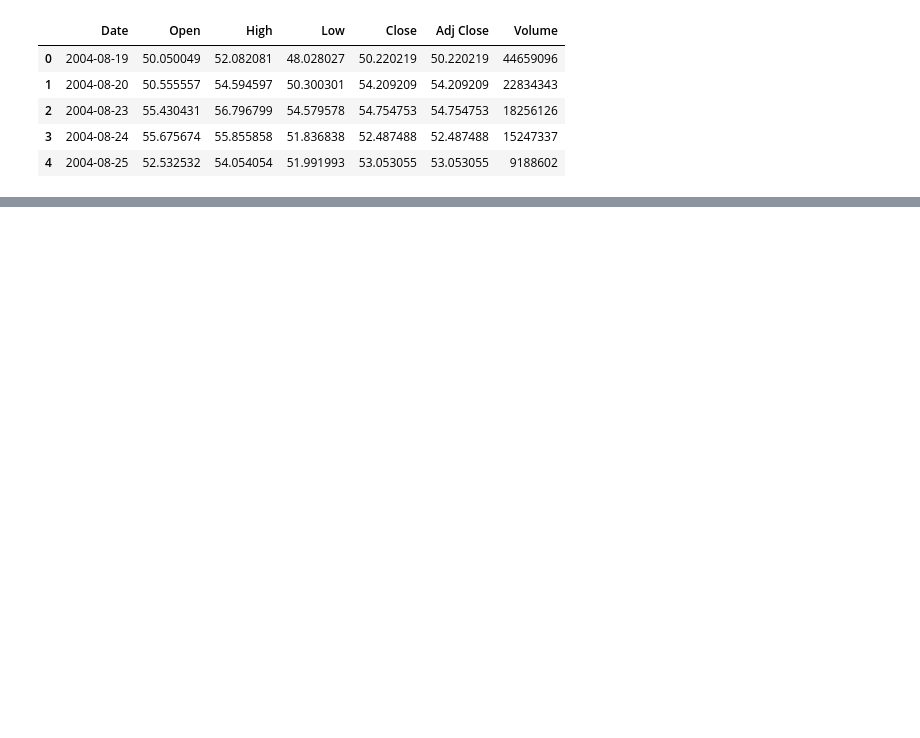
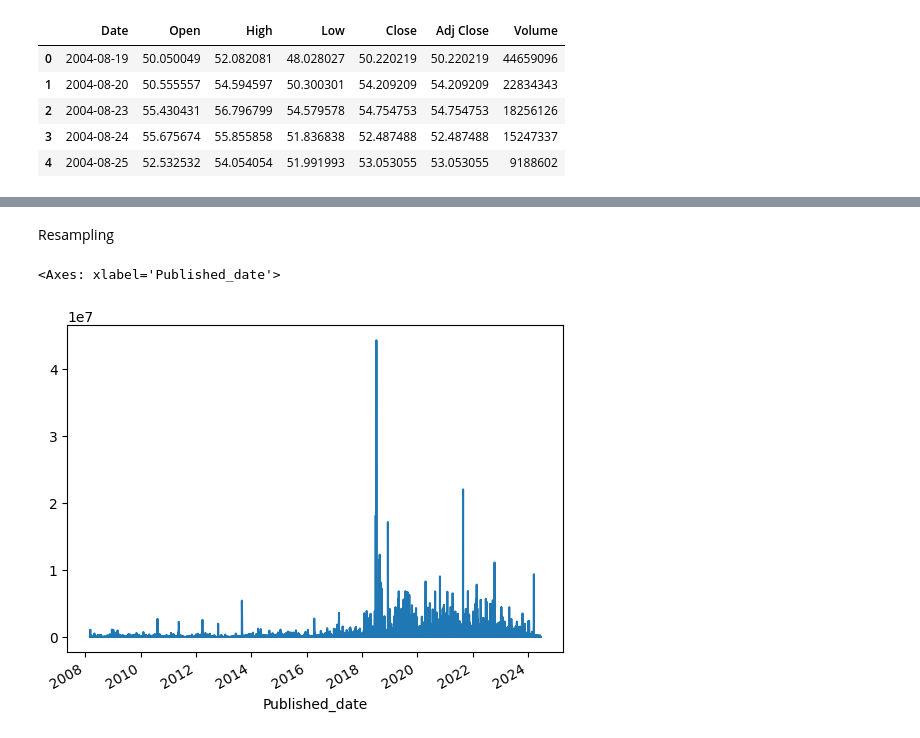
Before and after one commit to showmik121/My_Python_code, a Jupyter notebook: Advanced_python/time_series_analysis.ipynb, the cells around one changed output, grey strips where cells are left out. Saved outputs shown, nothing was run; the diff lists cells and outputs as text; code cells hidden in the pictures; blank space fills up the shorter version.

```diff
--- a/Advanced_python/time_series_analysis.ipynb
+++ b/Advanced_python/time_series_analysis.ipynb
@@ -13,0 +59,2 @@ df.head()
+# %%
+yt['Published_date']=pd.to_datetime(yt['Published_date'])
@@ -13,0 +95,2 @@ df.head()
+# %%
+yt.set_index('Published_date',inplace=True)
@@ -13,0 +172,2 @@ df.head()
+# %%
+yt['month']=yt.index.month_name()
@@ -13,0 +283,2 @@ df.head()
+# %%
+yt.sort_index(inplace=True)
@@ -13,0 +406,7 @@ df.head()
+# %% [markdown]
+Resampling
+# %%
+yt['Views'].plot()
+# %% [output]
+<Axes: xlabel='Published_date'>
+[figure, added]
```
Also changed, not shown: parts of 63 cells of this notebook.
